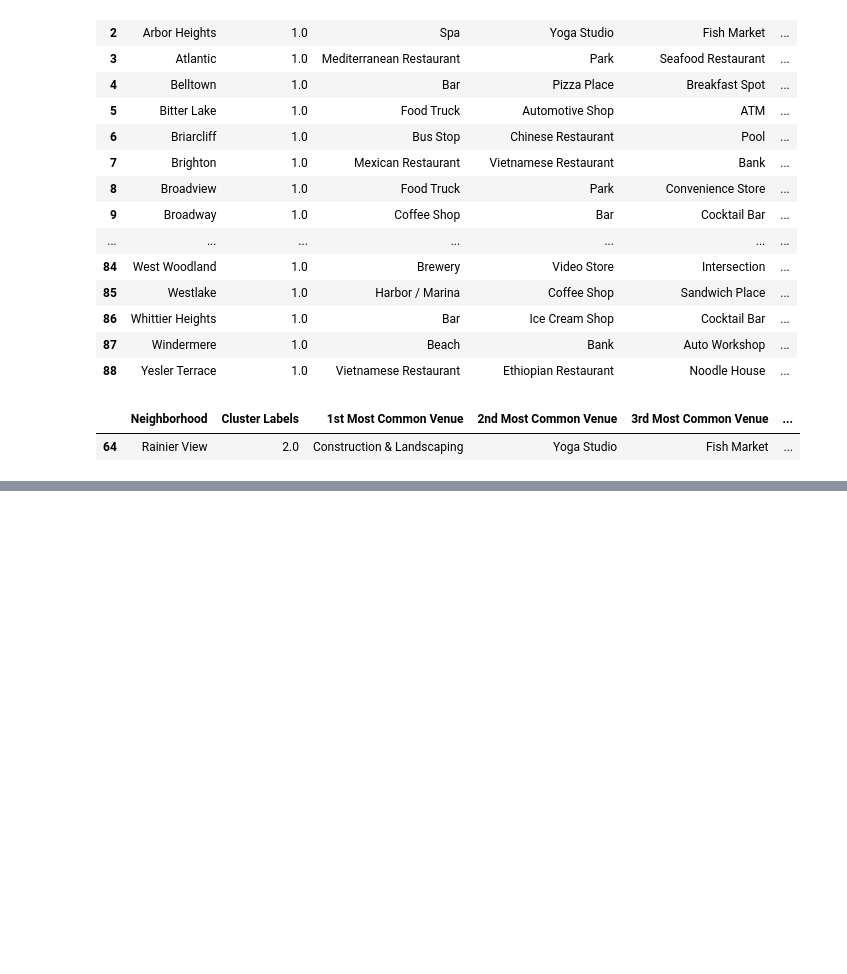
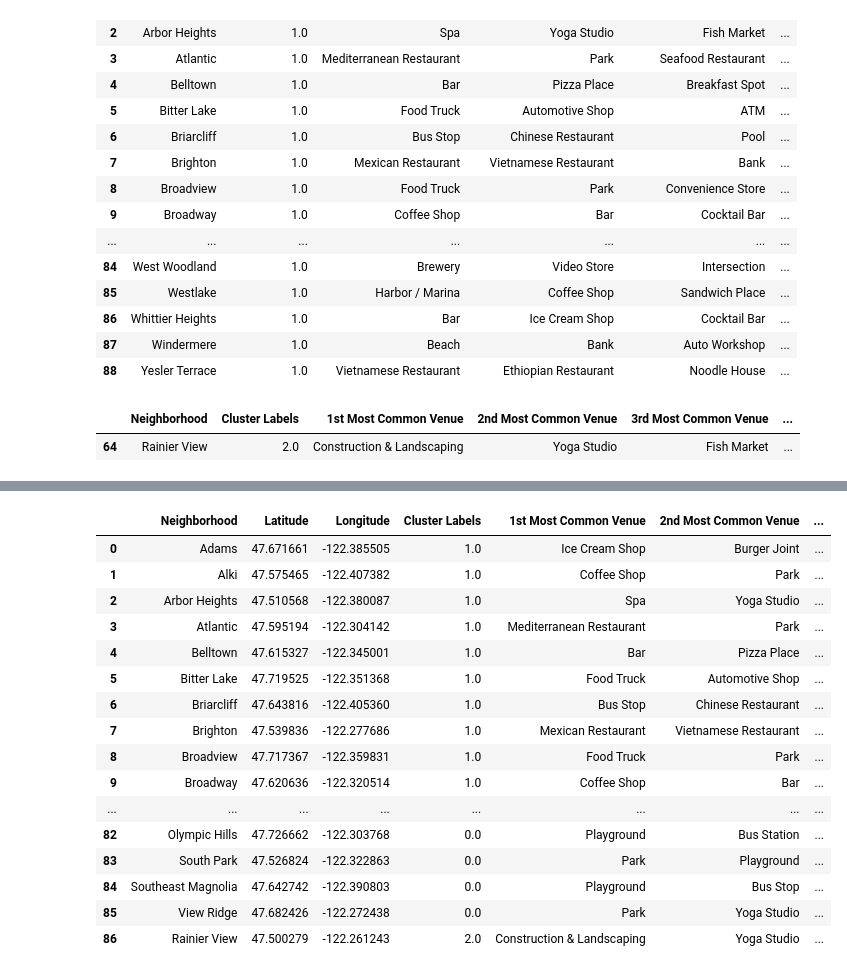
Before and after one commit to guldenturgay/Coursera_Capstone, a Jupyter notebook: capstone_the_battle_of_neighborhoods_week_2.ipynb, the cells around one changed output, grey strips where cells are left out. Saved outputs shown, nothing was run; the diff lists cells and outputs as text; code cells hidden in the pictures; blank space fills up the shorter version.

```diff
--- a/capstone_the_battle_of_neighborhoods_week_2.ipynb
+++ b/capstone_the_battle_of_neighborhoods_week_2.ipynb
@@ -457,0 +479,24 @@ third_cluster
+# %%
+d = {'Cluster Labels': [0.0, 1.0, 2.0],'Labels': ['Outdoor Activities', 'Coffee Shops', 'Landscaping']}
+cluster_labels = pd.DataFrame(data = d)
+# %%
+seattle_merged = seattle_merged.merge(cluster_labels, on = 'Cluster Labels')
+seattle_merged
+# %% [output]
+|  | Neighborhood | Latitude | Longitude | Cluster Labels | 1st Most Common Venue | 2nd Most Common Venue | ... |
+| 0 | Adams | 47.671661 | -122.385505 | 1.0 | Ice Cream Shop | Burger Joint | ... |
+| 1 | Alki | 47.575465 | -122.407382 | 1.0 | Coffee Shop | Park | ... |
+| 2 | Arbor Heights | 47.510568 | -122.380087 | 1.0 | Spa | Yoga Studio | ... |
+| 3 | Atlantic | 47.595194 | -122.304142 | 1.0 | Mediterranean Restaurant | Park | ... |
+| 4 | Belltown | 47.615327 | -122.345001 | 1.0 | Bar | Pizza Place | ... |
+| 5 | Bitter Lake | 47.719525 | -122.351368 | 1.0 | Food Truck | Automotive Shop | ... |
+| 6 | Briarcliff | 47.643816 | -122.405360 | 1.0 | Bus Stop | Chinese Restaurant | ... |
+| 7 | Brighton | 47.539836 | -122.277686 | 1.0 | Mexican Restaurant | Vietnamese Restaurant | ... |
+| 8 | Broadview | 47.717367 | -122.359831 | 1.0 | Food Truck | Park | ... |
+| 9 | Broadway | 47.620636 | -122.320514 | 1.0 | Coffee Shop | Bar | ... |
+| ... | ... | ... | ... | ... | ... | ... | ... |
+| 82 | Olympic Hills | 47.726662 | -122.303768 | 0.0 | Playground | Bus Station | ... |
+| 83 | South Park | 47.526824 | -122.322863 | 0.0 | Park | Playground | ... |
+| 84 | Southeast Magnolia | 47.642742 | -122.390803 | 0.0 | Playground | Bus Stop | ... |
+| 85 | View Ridge | 47.682426 | -122.272438 | 0.0 | Park | Yoga Studio | ... |
+| 86 | Rainier View | 47.500279 | -122.261243 | 2.0 | Construction & Landscaping | Yoga Studio | ... |
```
Also changed, not shown: parts of 8 cells of this notebook.
